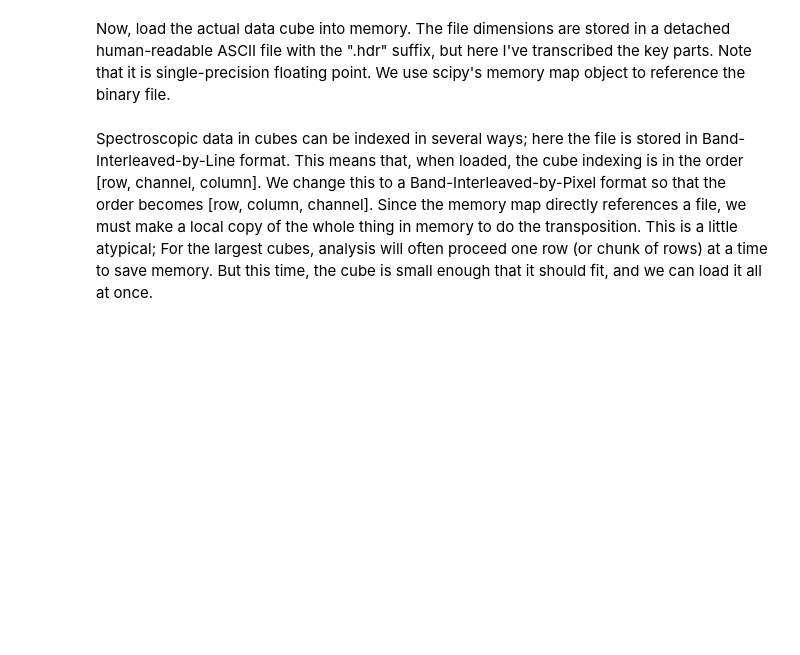
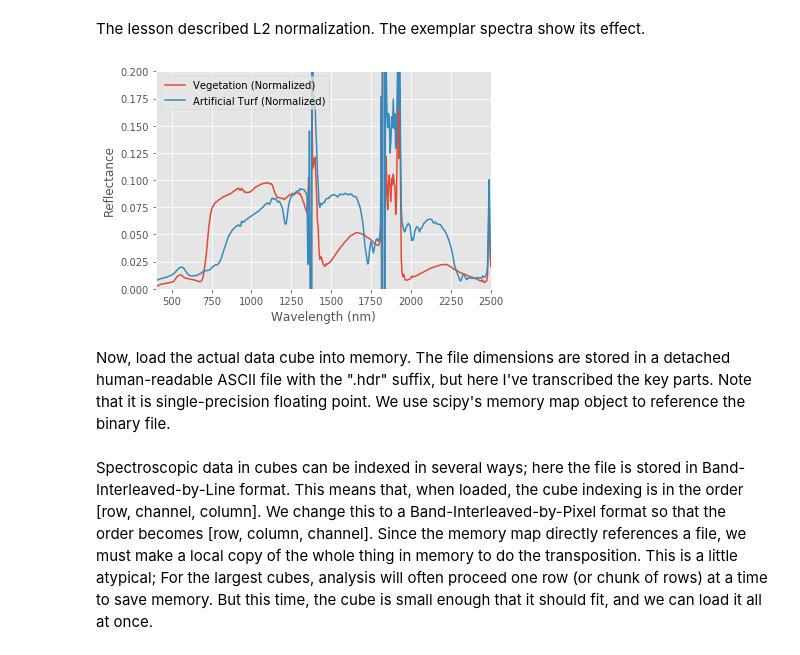
Before and after one commit to davidraythompson/istutor, a Jupyter notebook: 02_SpectralAngles/02_Apply_SA.ipynb, the cells around one changed output. Saved outputs shown, nothing was run; the diff lists cells and outputs as text; code cells hidden in the pictures; blank space fills up the shorter version.

```diff
--- a/02_SpectralAngles/02_Apply_SA.ipynb
+++ b/02_SpectralAngles/02_Apply_SA.ipynb
@@ -17,3 +41,20 @@ targets = s.loadtxt('data/targets.txt')
+# %% [markdown]
+The lesson described L2 normalization.  The exemplar spectra show its effect.
+# %%
+veg_L2_norm = s.sqrt(pow(vegetation_reflectance[use],2).sum())
+plt.plot(wavelengths, vegetation_reflectance / veg_L2_norm)
+
+turf_L2_norm = s.sqrt(pow(artificial_turf_reflectance[use],2).sum())
+plt.plot(wavelengths, artificial_turf_reflectance / turf_L2_norm)
+
+plt.xlabel('Wavelength (nm)')
+plt.ylabel('Reflectance')
+plt.legend(['Vegetation (Normalized)','Artificial Turf (Normalized)'])
+plt.xlim([400,2500])
+plt.ylim([0,0.2]);
+plt.savefig('images/normalized.pdf')
+# %% [output]
+[figure, added]
 # %% [markdown]
 Now, load the actual data cube into memory.  The file dimensions are stored in a detached human-readable ASCII file with the ".hdr" suffix, but here I've transcribed the key parts.  Note that it is single-precision floating point.  We use scipy's memory map object to reference the binary file.
 # %%
```
Also changed, not shown: parts of 6 cells of this notebook, 3 other files.
